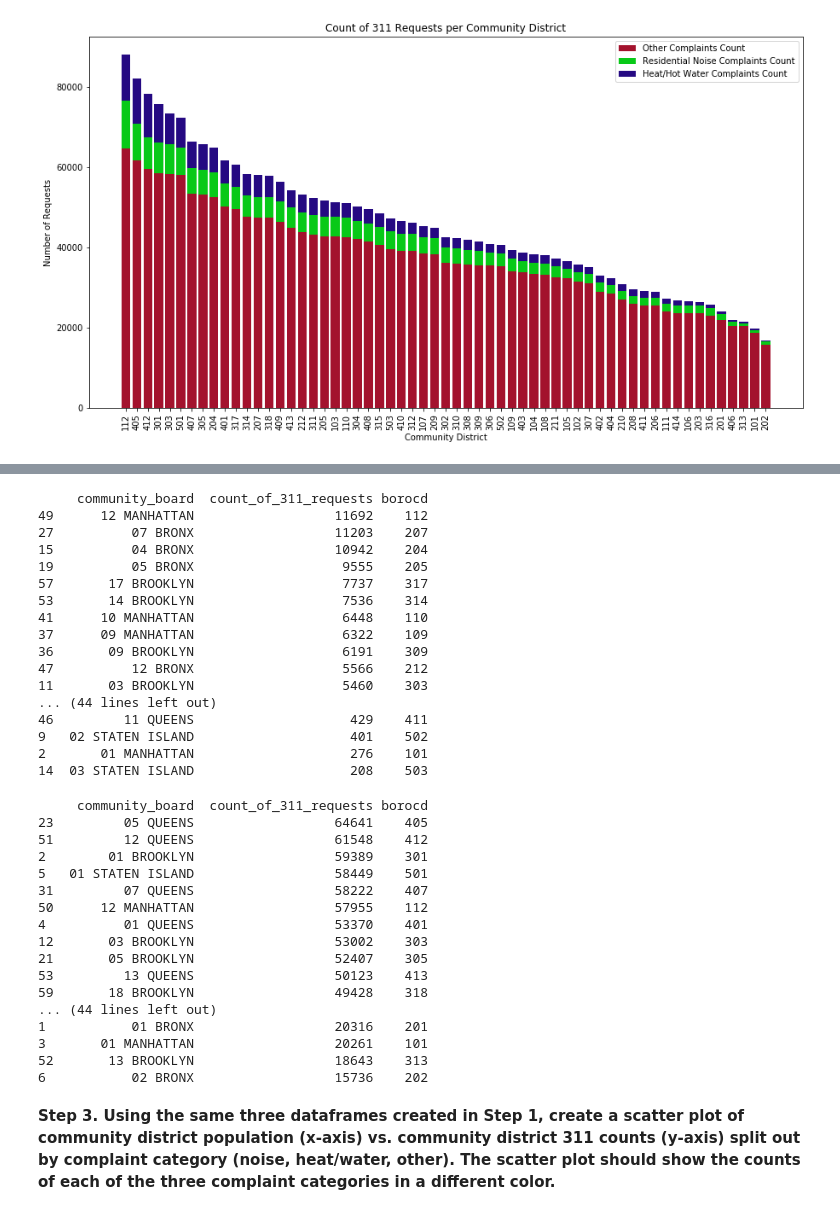
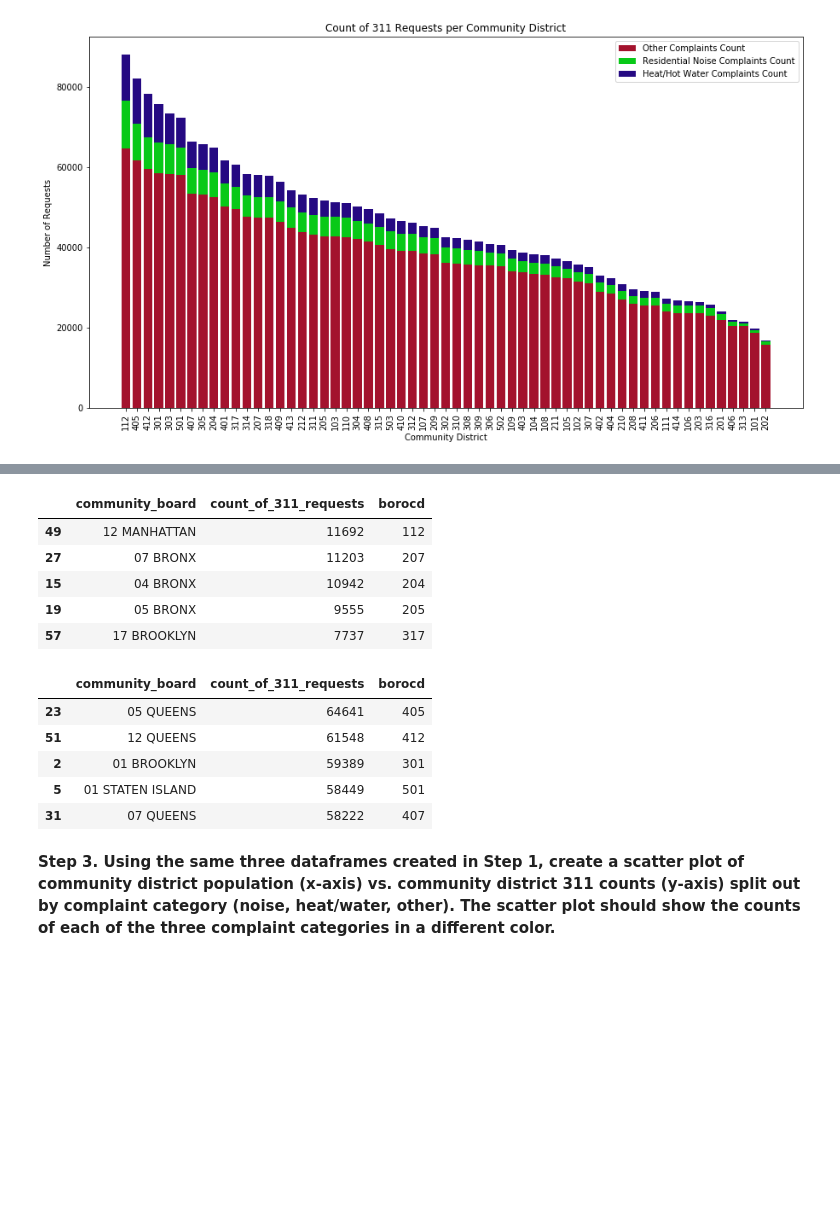
Before and after one commit to jenniferarzu/nyu-python-public-policy, a Jupyter notebook: HW4.ipynb, the cells around one changed output, grey strips where cells are left out. Drawn from its saved outputs; the diff is of its cells as text; code cells hidden in the pictures; blank space fills up the shorter version.

```diff
--- a/HW4.ipynb
+++ b/HW4.ipynb
@@ -238,47 +220,25 @@ print(res_noise)
 # %%
 #checking my graphed results for heat/hot water
 heathot_water= heathotwater_count.sort_values(by='count_of_311_requests', ascending=False)
-print(heathot_water)
+heathot_water.head()
 # %% [output]
-     community_board  count_of_311_requests borocd
-49      12 MANHATTAN                  11692    112
-27          07 BRONX                  11203    207
-15          04 BRONX                  10942    204
-19          05 BRONX                   9555    205
-57       17 BROOKLYN                   7737    317
-53       14 BROOKLYN                   7536    314
-41      10 MANHATTAN                   6448    110
-37      09 MANHATTAN                   6322    109
-36       09 BROOKLYN                   6191    309
-47          12 BRONX                   5566    212
-11       03 BROOKLYN                   5460    303
-... (44 lines left out)
-46         11 QUEENS                    429    411
-9   02 STATEN ISLAND                    401    502
-2       01 MANHATTAN                    276    101
-14  03 STATEN ISLAND                    208    503
+|  | community_board | count_of_311_requests | borocd |
+| 49 | 12 MANHATTAN | 11692 | 112 |
+| 27 | 07 BRONX | 11203 | 207 |
+| 15 | 04 BRONX | 10942 | 204 |
+| 19 | 05 BRONX | 9555 | 205 |
+| 57 | 17 BROOKLYN | 7737 | 317 |
 # %%
 #checking my graphed results for other
 oth= other_count.sort_values(by='count_of_311_requests', ascending=False)
-print(oth)
+oth.head()
 # %% [output]
-     community_board  count_of_311_requests borocd
-23         05 QUEENS                  64641    405
-51         12 QUEENS                  61548    412
-2        01 BROOKLYN                  59389    301
-5   01 STATEN ISLAND                  58449    501
-31         07 QUEENS                  58222    407
-50      12 MANHATTAN                  57955    112
-4          01 QUEENS                  53370    401
-12       03 BROOKLYN                  53002    303
-21       05 BROOKLYN                  52407    305
-53         13 QUEENS                  50123    413
-59       18 BROOKLYN                  49428    318
-... (44 lines left out)
-1           01 BRONX                  20316    201
-3       01 MANHATTAN                  20261    101
-52       13 BROOKLYN                  18643    313
-6           02 BRONX                  15736    202
+|  | community_board | count_of_311_requests | borocd |
+| 23 | 05 QUEENS | 64641 | 405 |
+| 51 | 12 QUEENS | 61548 | 412 |
+| 2 | 01 BROOKLYN | 59389 | 301 |
+| 5 | 01 STATEN ISLAND | 58449 | 501 |
+| 31 | 07 QUEENS | 58222 | 407 |
 # %% [markdown]
 **Step 3. Using the same three dataframes created in Step 1, create a scatter plot of community district population (x-axis) vs. community district 311 counts (y-axis) split out by complaint category (noise, heat/water, other). The scatter plot should show the counts of each of the three complaint categories in a different color.**
 # %%
```
Also changed, not shown: parts of 3 cells of this notebook.
